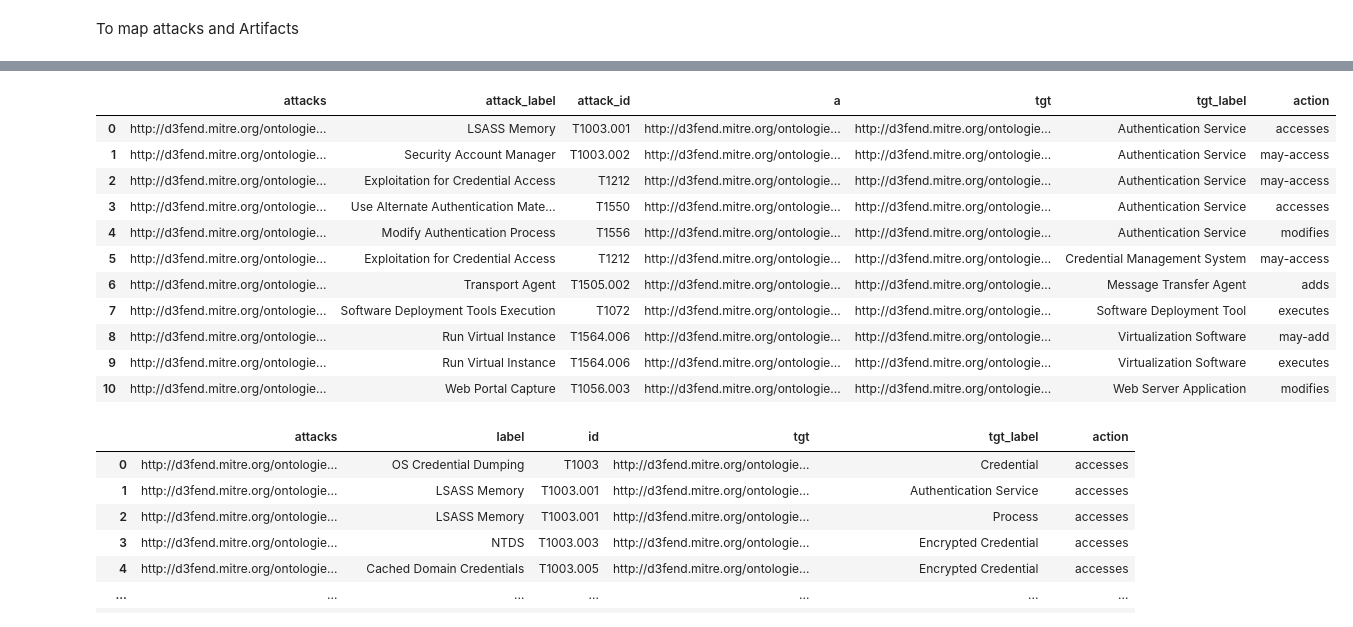
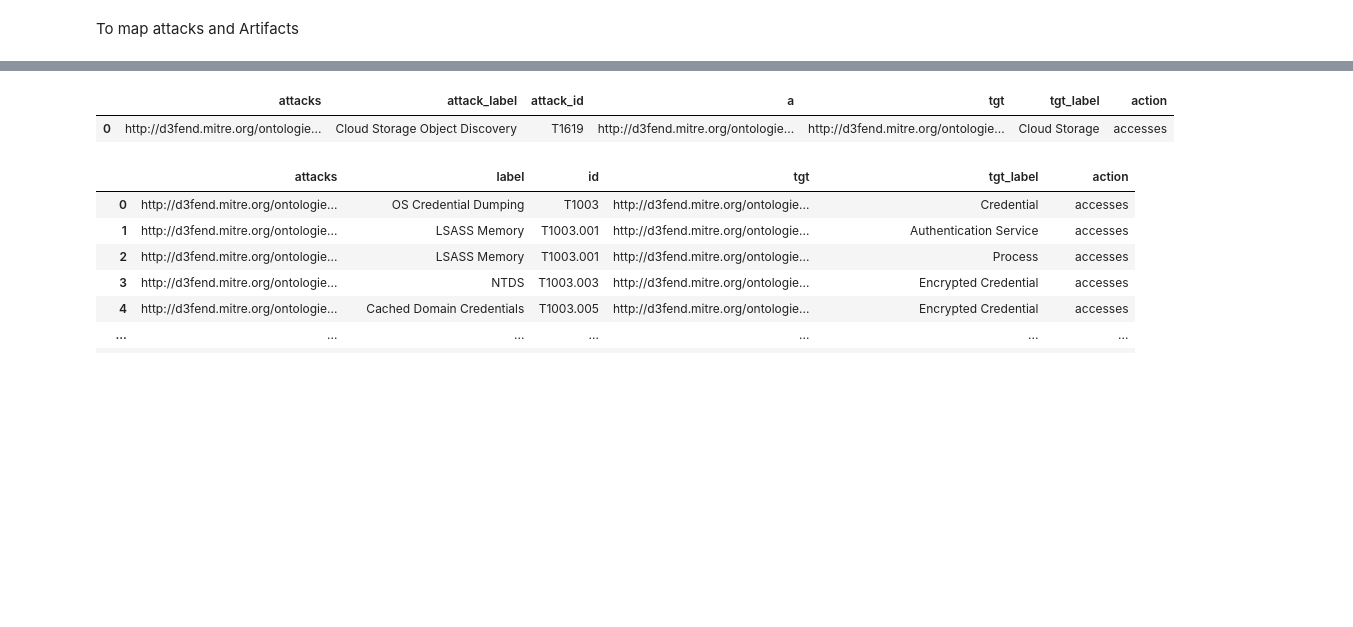
Before and after one commit to par-tec/security-ontologies, a Jupyter notebook: d4f-notebook.py.ipynb, the cells around one changed output, grey strips where cells are left out. Saved outputs shown, nothing was run; the diff lists cells and outputs as text; code cells hidden in the pictures; blank space fills up the shorter version.

Commit message:
Process d3fend ontology (#3)
* add iso references.

* Add details to iso

* Improve d3fend integration.

* Add StaticAnalysis

* Add d3fend.

```diff
--- a/d4f-notebook.py.ipynb
+++ b/d4f-notebook.py.ipynb
@@ -257,35 +262,25 @@ show_svg(ret.graph)
 # %%
 overview = """
 
 SELECT DISTINCT * WHERE {
 
 ?attacks rdfs:subClassOf* d3f:OffensiveTechnique ;
          rdfs:label ?attack_label;
          d3f:attack-id ?attack_id;
          ?a ?tgt
-. ?tgt (rdf:type|rdfs:subClassOf) d3f:ServiceApplication;
+. ?tgt (rdf:type|rdfs:subClassOf) d3f:Storage;
         rdfs:label ?tgt_label
 
 .  ?a rdfs:label ?action ;
             rdfs:subPropertyOf* d3f:may-be-associated-with
 
 }
 ORDER BY (?tgt_label)
 """
-sparql_dataframe.get(endpoint, prefixes+ overview)
+sparql_dataframe.get(endpoint, prefixes + overview)
 # %% [output]
 |  | attacks | attack_label | attack_id | a | tgt | tgt_label | action |
-| 0 | http://d3fend.mitre.org/ontologie... | LSASS Memory | T1003.001 | http://d3fend.mitre.org/ontologie... | http://d3fend.mitre.org/ontologie... | Authentication Service | accesses |
-| 1 | http://d3fend.mitre.org/ontologie... | Security Account Manager | T1003.002 | http://d3fend.mitre.org/ontologie... | http://d3fend.mitre.org/ontologie... | Authentication Service | may-access |
-| 2 | http://d3fend.mitre.org/ontologie... | Exploitation for Credential Access | T1212 | http://d3fend.mitre.org/ontologie... | http://d3fend.mitre.org/ontologie... | Authentication Service | may-access |
-| 3 | http://d3fend.mitre.org/ontologie... | Use Alternate Authentication Mate... | T1550 | http://d3fend.mitre.org/ontologie... | http://d3fend.mitre.org/ontologie... | Authentication Service | accesses |
-| 4 | http://d3fend.mitre.org/ontologie... | Modify Authentication Process | T1556 | http://d3fend.mitre.org/ontologie... | http://d3fend.mitre.org/ontologie... | Authentication Service | modifies |
-| 5 | http://d3fend.mitre.org/ontologie... | Exploitation for Credential Access | T1212 | http://d3fend.mitre.org/ontologie... | http://d3fend.mitre.org/ontologie... | Credential Management System | may-access |
-| 6 | http://d3fend.mitre.org/ontologie... | Transport Agent | T1505.002 | http://d3fend.mitre.org/ontologie... | http://d3fend.mitre.org/ontologie... | Message Transfer Agent | adds |
-| 7 | http://d3fend.mitre.org/ontologie... | Software Deployment Tools Execution | T1072 | http://d3fend.mitre.org/ontologie... | http://d3fend.mitre.org/ontologie... | Software Deployment Tool | executes |
-| 8 | http://d3fend.mitre.org/ontologie... | Run Virtual Instance | T1564.006 | http://d3fend.mitre.org/ontologie... | http://d3fend.mitre.org/ontologie... | Virtualization Software | may-add |
-| 9 | http://d3fend.mitre.org/ontologie... | Run Virtual Instance | T1564.006 | http://d3fend.mitre.org/ontologie... | http://d3fend.mitre.org/ontologie... | Virtualization Software | executes |
-| 10 | http://d3fend.mitre.org/ontologie... | Web Portal Capture | T1056.003 | http://d3fend.mitre.org/ontologie... | http://d3fend.mitre.org/ontologie... | Web Server Application | modifies |
+| 0 | http://d3fend.mitre.org/ontologie... | Cloud Storage Object Discovery | T1619 | http://d3fend.mitre.org/ontologie... | http://d3fend.mitre.org/ontologie... | Cloud Storage | accesses |
 # %%
 overview = """
 
```
Also changed, not shown: parts of 18 cells of this notebook, 12 other files.
